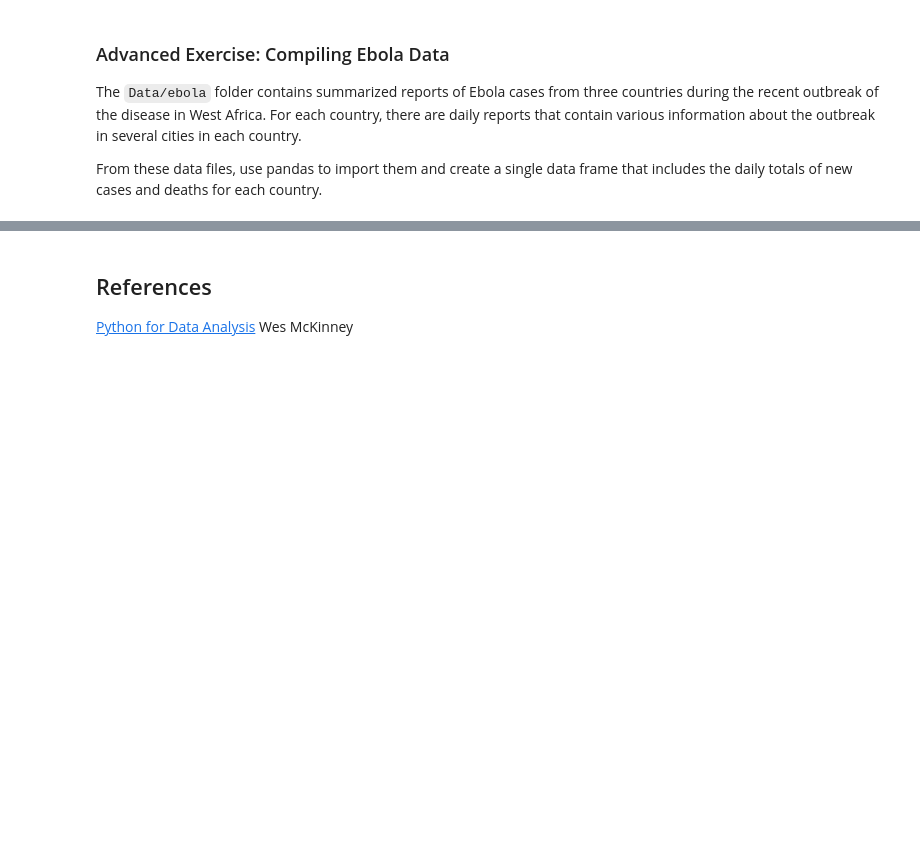
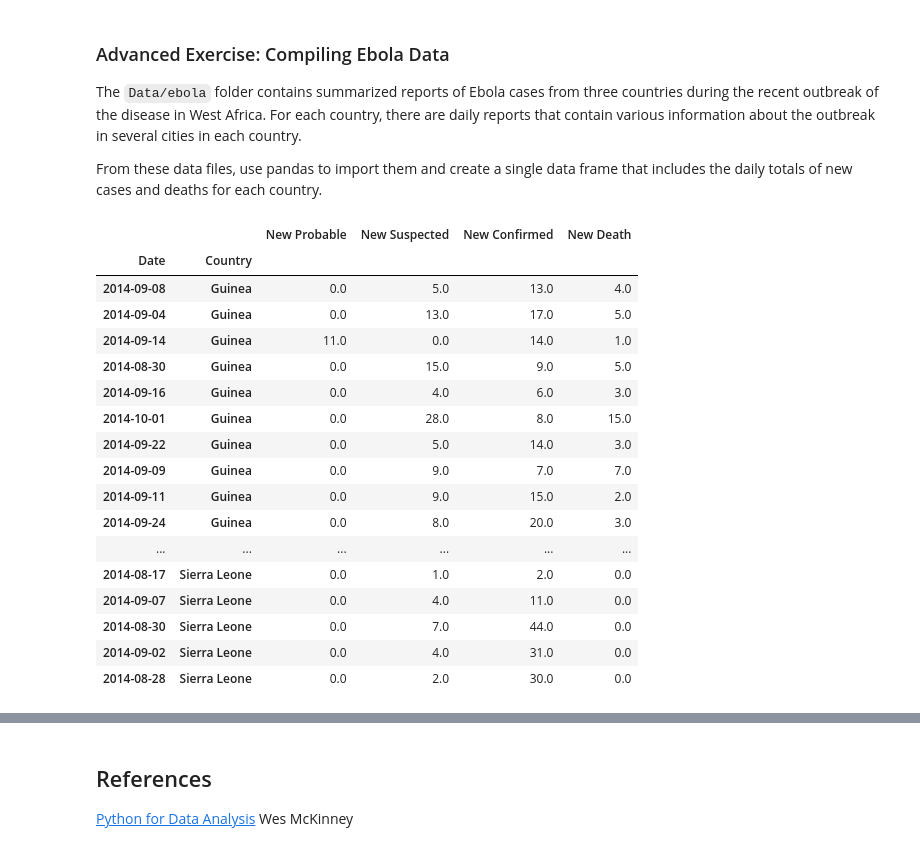
Before and after one commit to BeforeRain/ADA-homework, a Jupyter notebook: 01 - Pandas and Data Wrangling/Intro to Pandas.ipynb, the cells around one changed output, grey strips where cells are left out. Saved outputs shown, nothing was run; the diff lists cells and outputs as text; code cells hidden in the pictures; blank space fills up the shorter version.

```diff
--- a/01 - Pandas and Data Wrangling/Intro to Pandas.ipynb
+++ b/01 - Pandas and Data Wrangling/Intro to Pandas.ipynb
@@ -1007,0 +2029,82 @@ From these data files, use pandas to import them and create a single data frame
+# %%
+### define constants
+
+# base directory of all data
+BASE_DIR = 'Data/ebola/'
+
+# list of countries
+countries = ['Guinea', 'Liberia', 'Sierra Leone']
+dirs = ['guinea_data/', 'liberia_data/', 'sl_data/']
+
+# keywords for different countries
+keywords_probable = ['New cases of probables', 'New Case/s \(Probable\)', 'new_probable']
+keywords_suspected = ['New cases of suspects', 'New Case/s \(Suspected\)', 'new_suspected']
+keywords_confirmed = ['New cases of confirmed', 'New case/s \(confirmed\)', 'new_confirmed']
+keywords_death = ['New deaths', 'Newly reported deaths', 'etc_new_deaths']
+
+# column names for different countries
+col_dates = ['Date', 'Date', 'date']
+col_descriptions = ['Description', 'Variable', 'variable']
+col_counts = ['Totals', 'National', 'National']
+# %%
+### analyze data
+
+# create a single data frame for all countries
+df = pd.DataFrame(columns=['Date', 'Country', 'New Probable', 'New Suspected', 'New Confirmed', 'New Death'])
+
+# loop through each country
+for i in range(0, len(countries)):
+    # get constants for the country
+    country = countries[i]
+    directory = BASE_DIR + dirs[i]
+    files = os.listdir(directory)
+    keyword_probable = keywords_probable[i]
+    keyword_suspected = keywords_suspected[i]
+    keyword_confirmed = keywords_confirmed[i]
+    keyword_death = keywords_death[i]
+    col_date = col_dates[i]
+    col_desp = col_descriptions[i]
+    col_cnt = col_counts[i]
+
+    # handle every data file
+    for file in files:
+        # open data file
+        data = pd.read_csv(directory + file)
+        # clean columns of counts
+        data[col_cnt].fillna(0, inplace=True)
+        # get daily information
+        date = data[col_date][0]
+        num_probable = data[data[col_desp].str.contains(keyword_probable)][col_cnt].astype(int).sum()
+        num_suspected = data[data[col_desp].str.contains(keyword_suspected)][col_cnt].astype(int).sum()
+        num_confirmed = data[data[col_desp].str.contains(keyword_confirmed)][col_cnt].astype(int).sum()
+        num_death = data[data[col_desp].str.contains(keyword_death)][col_cnt].astype(int).sum()
+        # add this piece of daily information to the data frame
+        df = df.append({'Date': date,
+                        'Country': country,
+                        'New Probable': num_probable,
+                        'New Suspected': num_suspected,
+                        'New Confirmed': num_confirmed,
+                        'New Death': num_death
+                       }, ignore_index=True)
+
+df.set_index(['Date', 'Country'], inplace=True)
+df
+# %% [output]
+|  |  | New Probable | New Suspected | New Confirmed | New Death |
+| Date | Country |  |  |  |  |
+| 2014-09-08 | Guinea | 0.0 | 5.0 | 13.0 | 4.0 |
+| 2014-09-04 | Guinea | 0.0 | 13.0 | 17.0 | 5.0 |
+| 2014-09-14 | Guinea | 11.0 | 0.0 | 14.0 | 1.0 |
+| 2014-08-30 | Guinea | 0.0 | 15.0 | 9.0 | 5.0 |
+| 2014-09-16 | Guinea | 0.0 | 4.0 | 6.0 | 3.0 |
+| 2014-10-01 | Guinea | 0.0 | 28.0 | 8.0 | 15.0 |
+| 2014-09-22 | Guinea | 0.0 | 5.0 | 14.0 | 3.0 |
+| 2014-09-09 | Guinea | 0.0 | 9.0 | 7.0 | 7.0 |
+| 2014-09-11 | Guinea | 0.0 | 9.0 | 15.0 | 2.0 |
+| 2014-09-24 | Guinea | 0.0 | 8.0 | 20.0 | 3.0 |
+| ... | ... | ... | ... | ... | ... |
+| 2014-08-17 | Sierra Leone | 0.0 | 1.0 | 2.0 | 0.0 |
+| 2014-09-07 | Sierra Leone | 0.0 | 4.0 | 11.0 | 0.0 |
+| 2014-08-30 | Sierra Leone | 0.0 | 7.0 | 44.0 | 0.0 |
+| 2014-09-02 | Sierra Leone | 0.0 | 4.0 | 31.0 | 0.0 |
+| 2014-08-28 | Sierra Leone | 0.0 | 2.0 | 30.0 | 0.0 |
```
Also changed, not shown: parts of 113 cells of this notebook.
